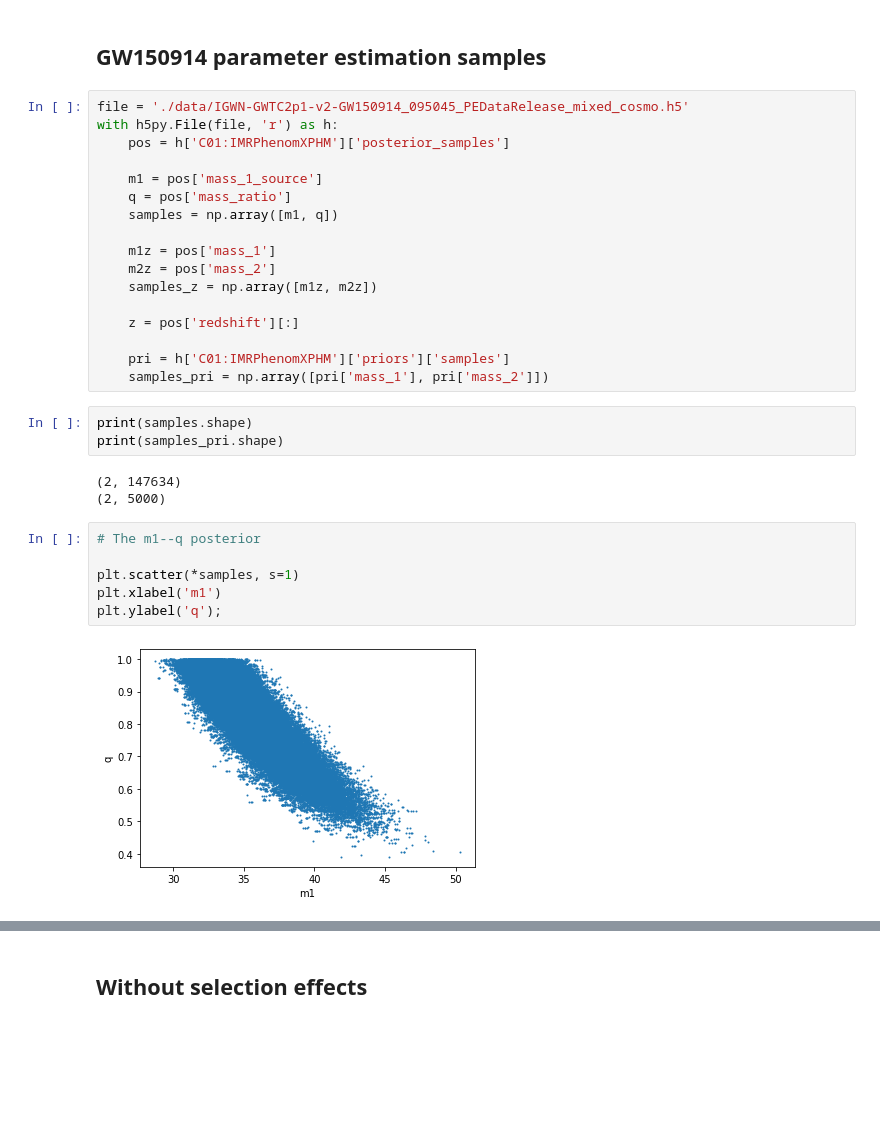
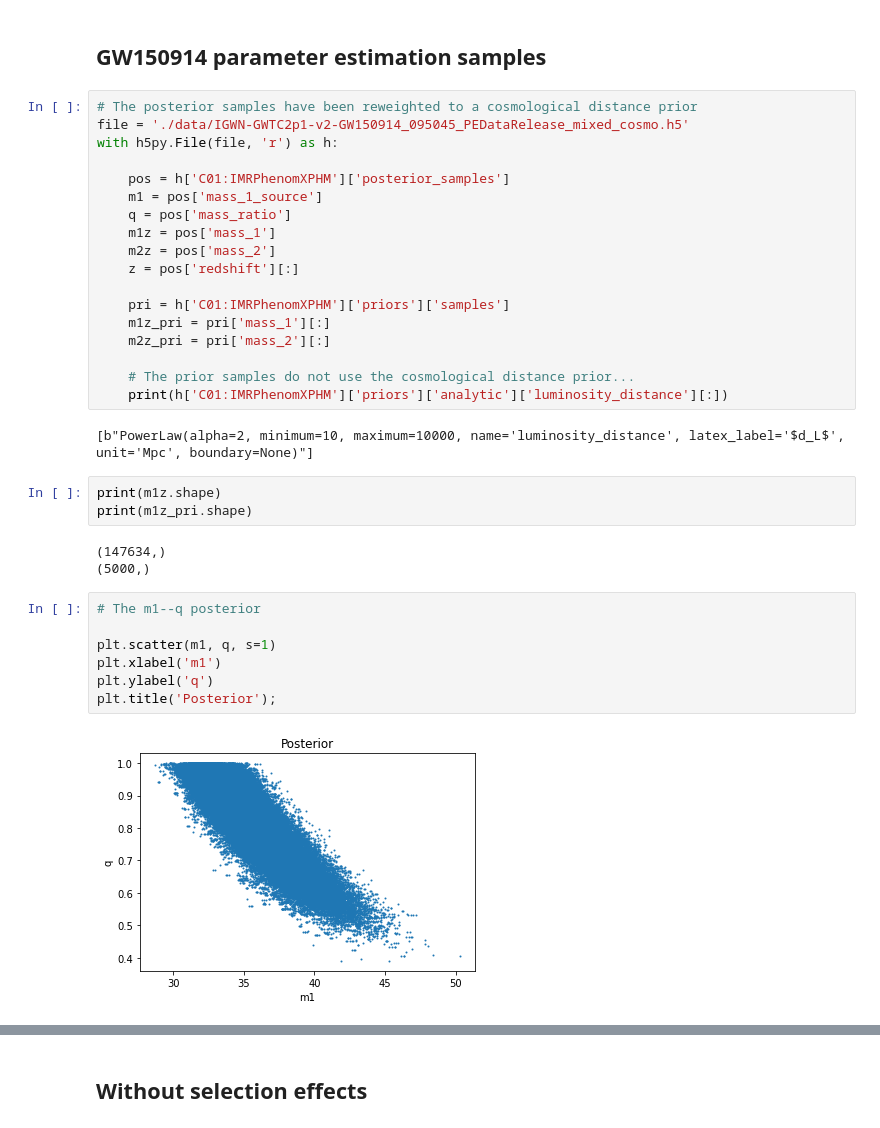
Before and after one commit to mdmould/popodds, a Jupyter notebook: examples/gw_example.ipynb, the cells around one changed output, grey strips where cells are left out. Saved outputs shown, nothing was run; the diff lists cells and outputs as text; blank space fills up the shorter version.

```diff
--- a/examples/gw_example.ipynb
+++ b/examples/gw_example.ipynb
@@ -65,33 +105,37 @@ def model(x, m_min, m_max, m_slope, q_slope):
 # %% [markdown]
 ## GW150914 parameter estimation samples
 # %%
+# The posterior samples have been reweighted to a cosmological distance prior
 file = './data/IGWN-GWTC2p1-v2-GW150914_095045_PEDataRelease_mixed_cosmo.h5'
 with h5py.File(file, 'r') as h:
+
     pos = h['C01:IMRPhenomXPHM']['posterior_samples']
-
     m1 = pos['mass_1_source']
     q = pos['mass_ratio']
-    samples = np.array([m1, q])
-
     m1z = pos['mass_1']
     m2z = pos['mass_2']
-    samples_z = np.array([m1z, m2z])
-
     z = pos['redshift'][:]
 
     pri = h['C01:IMRPhenomXPHM']['priors']['samples']
-    samples_pri = np.array([pri['mass_1'], pri['mass_2']])
+    m1z_pri = pri['mass_1'][:]
+    m2z_pri = pri['mass_2'][:]
+
+    # The prior samples do not use the cosmological distance prior...
+    print(h['C01:IMRPhenomXPHM']['priors']['analytic']['luminosity_distance'][:])
+# %% [output]
+[b"PowerLaw(alpha=2, minimum=10, maximum=10000, name='luminosity_distance', latex_label='$d_L$', unit='Mpc', boundary=None)"]
 # %%
-print(samples.shape)
-print(samples_pri.shape)
+print(m1z.shape)
+print(m1z_pri.shape)
 # %% [output]
-(2, 147634)
-(2, 5000)
+(147634,)
+(5000,)
 # %%
 # The m1--q posterior
 
-plt.scatter(*samples, s=1)
+plt.scatter(m1, q, s=1)
 plt.xlabel('m1')
-plt.ylabel('q');
+plt.ylabel('q')
+plt.title('Posterior');
 # %% [output]
-[figure, old version]
+[figure, new version]
```
Also changed, not shown: parts of 29 cells of this notebook.
